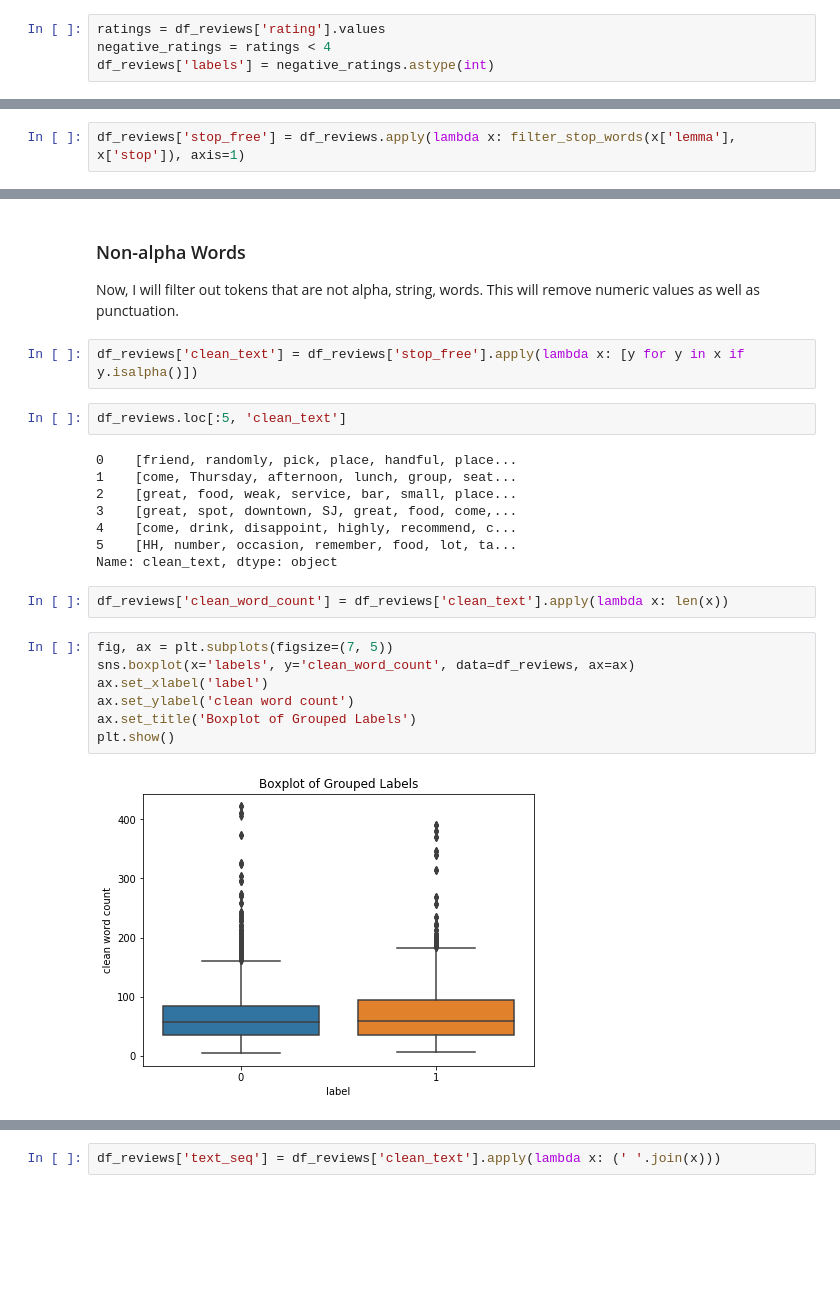
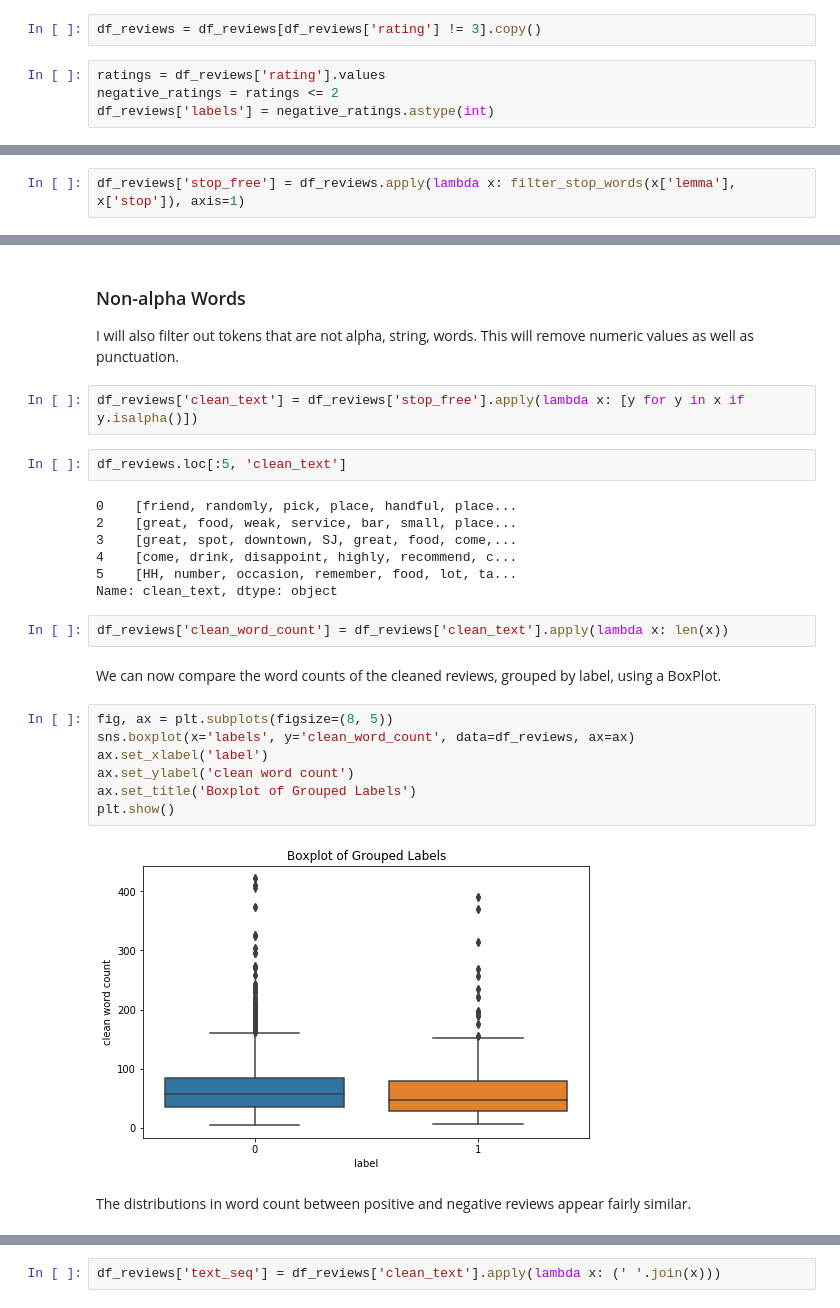
Before and after one commit to dmclark53/thinkful, a Jupyter notebook: Capstone-Projects/Final_Capstone/Achieving_Restaurant_Success/Data_Cleaning.ipynb, the cells around one changed output, grey strips where cells are left out. Drawn from its saved outputs; the diff is of its cells as text; blank space fills up the shorter version.

Commit message:
Cleaned up notebooks

```diff
--- a/Capstone-Projects/Final_Capstone/Achieving_Restaurant_Success/Data_Cleaning.ipynb
+++ b/Capstone-Projects/Final_Capstone/Achieving_Restaurant_Success/Data_Cleaning.ipynb
@@ -106,4 +103,6 @@ I will use the ratings as the labels when I perform the modeling. Since I am onl
+# %%
+df_reviews = df_reviews[df_reviews['rating'] != 3].copy()
 # %%
 ratings = df_reviews['rating'].values
-negative_ratings = ratings < 4
+negative_ratings = ratings <= 2
 df_reviews['labels'] = negative_ratings.astype(int)
@@ -267,14 +268,13 @@ df_reviews.loc[:5, 'stop_free']
 Name: stop_free, dtype: object
 # %% [markdown]
 ### Non-alpha Words
-Now, I will filter out tokens that are not alpha, string, words. This will remove numeric values as well as punctuation.
+I will also filter out tokens that are not alpha, string, words. This will remove numeric values as well as punctuation.
 # %%
 df_reviews['clean_text'] = df_reviews['stop_free'].apply(lambda x: [y for y in x if y.isalpha()])
 # %%
 df_reviews.loc[:5, 'clean_text']
 # %% [output]
 0    [friend, randomly, pick, place, handful, place...
-1    [come, Thursday, afternoon, lunch, group, seat...
 2    [great, food, weak, service, bar, small, place...
 3    [great, spot, downtown, SJ, great, food, come,...
 4    [come, drink, disappoint, highly, recommend, c...
@@ -282,14 +282,18 @@ df_reviews.loc[:5, 'clean_text']
 Name: clean_text, dtype: object
 # %%
 df_reviews['clean_word_count'] = df_reviews['clean_text'].apply(lambda x: len(x))
+# %% [markdown]
+We can now compare the word counts of the cleaned reviews, grouped by label, using a BoxPlot.
 # %%
-fig, ax = plt.subplots(figsize=(7, 5))
+fig, ax = plt.subplots(figsize=(8, 5))
 sns.boxplot(x='labels', y='clean_word_count', data=df_reviews, ax=ax)
 ax.set_xlabel('label')
 ax.set_ylabel('clean word count')
 ax.set_title('Boxplot of Grouped Labels')
 plt.show()
 # %% [output]
-[figure, old version]
+[figure, new version]
+# %% [markdown]
+The distributions in word count between positive and negative reviews appear fairly similar.
 # %% [markdown]
 ## Vocabulary Size
```
Also changed, not shown: parts of 33 cells of this notebook, 5 other files.
